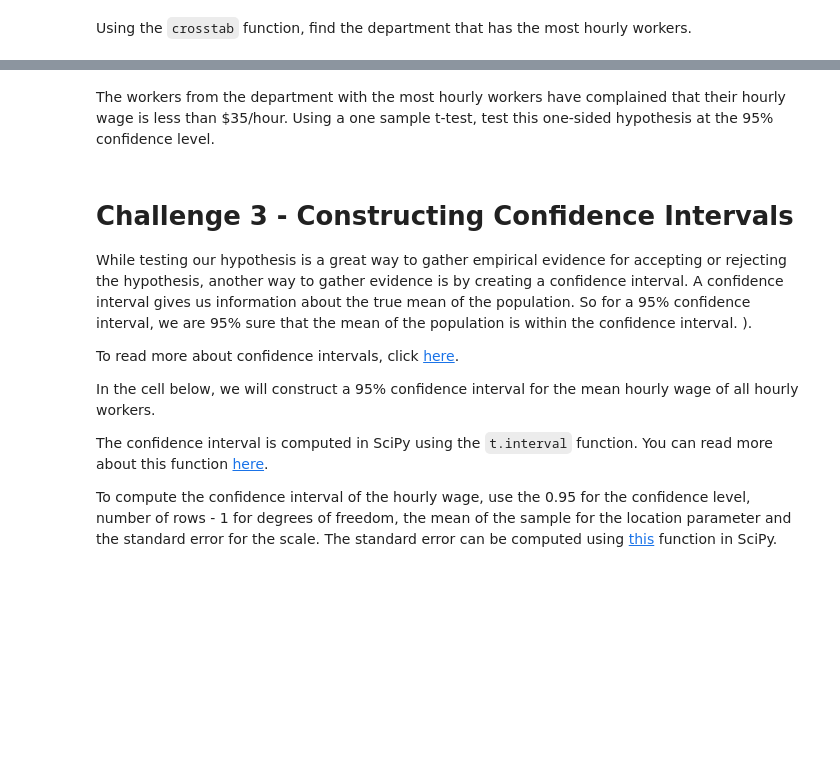
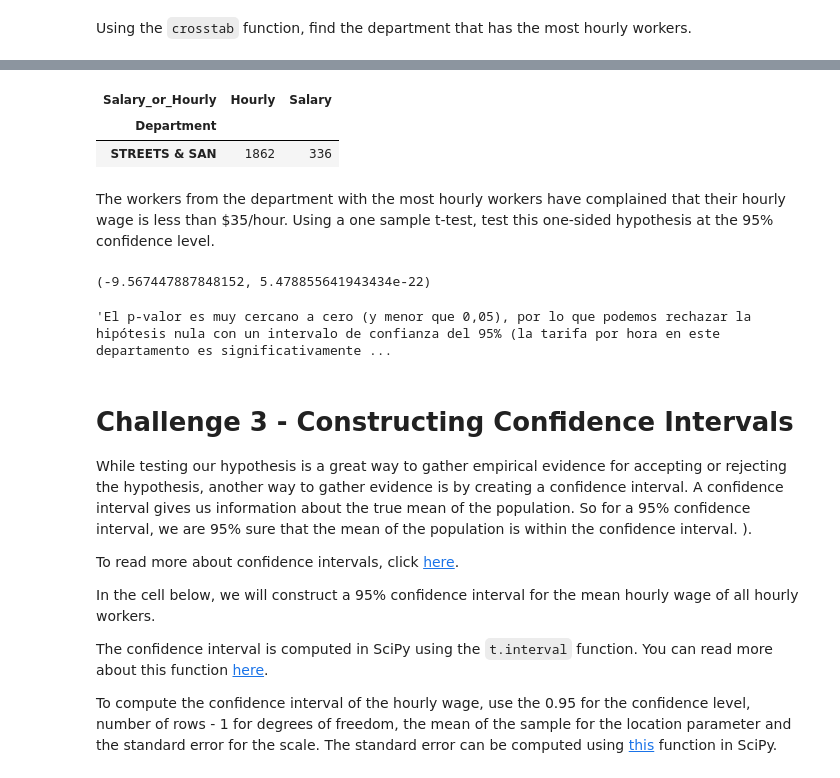
Before and after one commit to Ironhack-Data-Madrid-Enero-2022/lab_hypothesis_testing, a Jupyter notebook: your-code/main.ipynb, the cells around one changed output, grey strips where cells are left out. Drawn from its saved outputs; the diff is of its cells as text; code cells hidden in the pictures; blank space fills up the shorter version.

```diff
--- a/your-code/main.ipynb
+++ b/your-code/main.ipynb
@@ -174,2 +184,8 @@ Using the `crosstab` function, find the department that has the most hourly work
+# %%
+cross_tab.loc[cross_tab.Hourly == cross_tab.Hourly.max()]
+# %% [output]
+| Salary_or_Hourly | Hourly | Salary |
+| Department |  |  |
+| STREETS & SAN | 1862 | 336 |
 # %% [markdown]
 The workers from the department with the most hourly workers have complained that their hourly wage is less than $35/hour. Using a one sample t-test, test this one-sided hypothesis at the 95% confidence level.
@@ -178,3 +194,13 @@ The workers from the department with the most hourly workers have complained tha
+# %%
+z_score, p_value = w.ztest(streets.Hourly_Rate, value=35, alternative='smaller')
+
+z_score, p_value
+# %% [output]
+(-9.567447887848152, 5.478855641943434e-22)
+# %%
+'''El p-valor es muy cercano a cero (y menor que 0,05), por lo que podemos rechazar la hipótesis nula con un intervalo de confianza del 95% (la tarifa por hora en este departamento es significativamente menor que 35$/h.)'''
+# %% [output]
+'El p-valor es muy cercano a cero (y menor que 0,05), por lo que podemos rechazar la hipótesis nula con un intervalo de confianza del 95% (la tarifa por hora en este departamento es significativamente ...
 # %% [markdown]
 # Challenge 3 - Constructing Confidence Intervals
 
```
Also changed, not shown: parts of 5 cells of this notebook.
